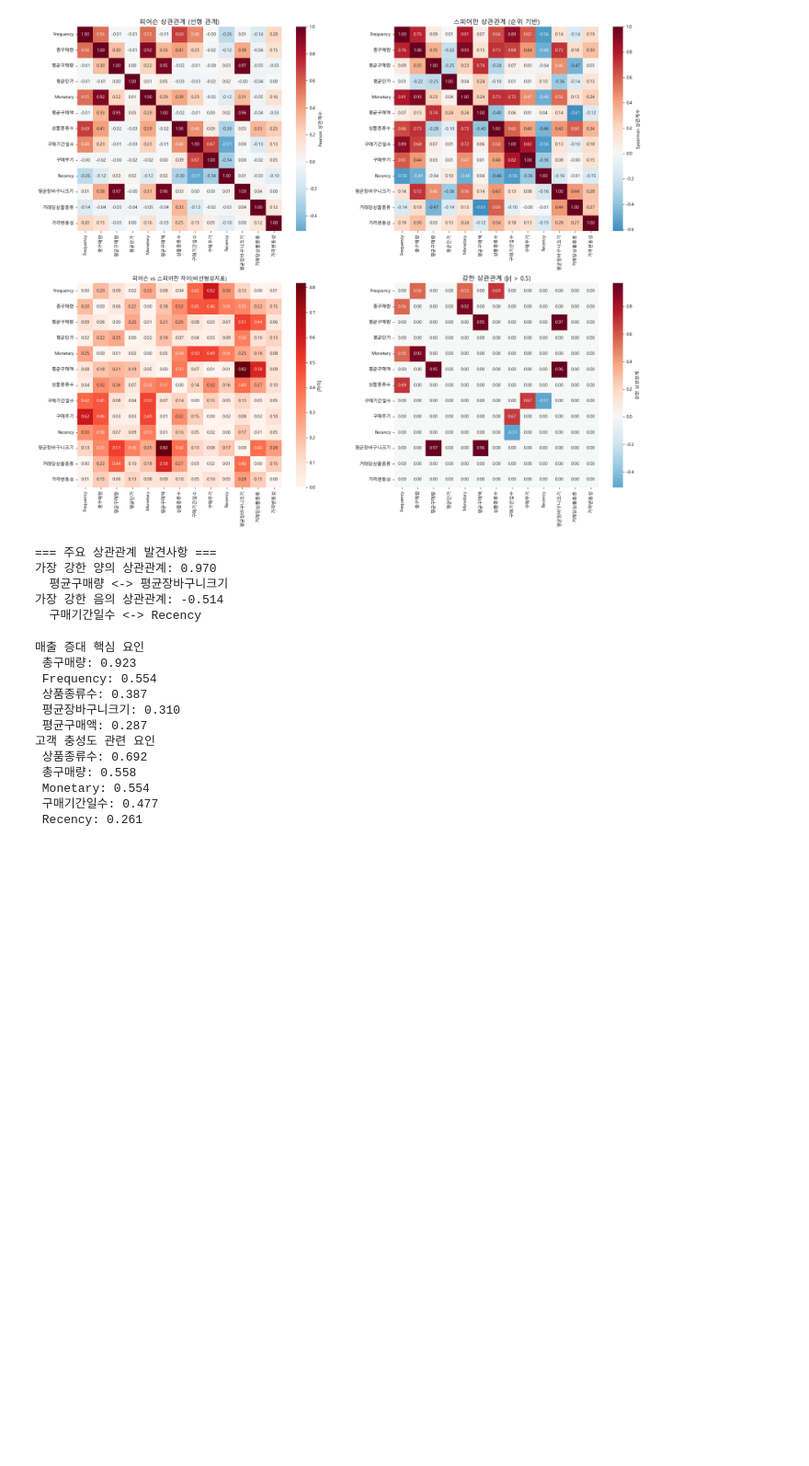
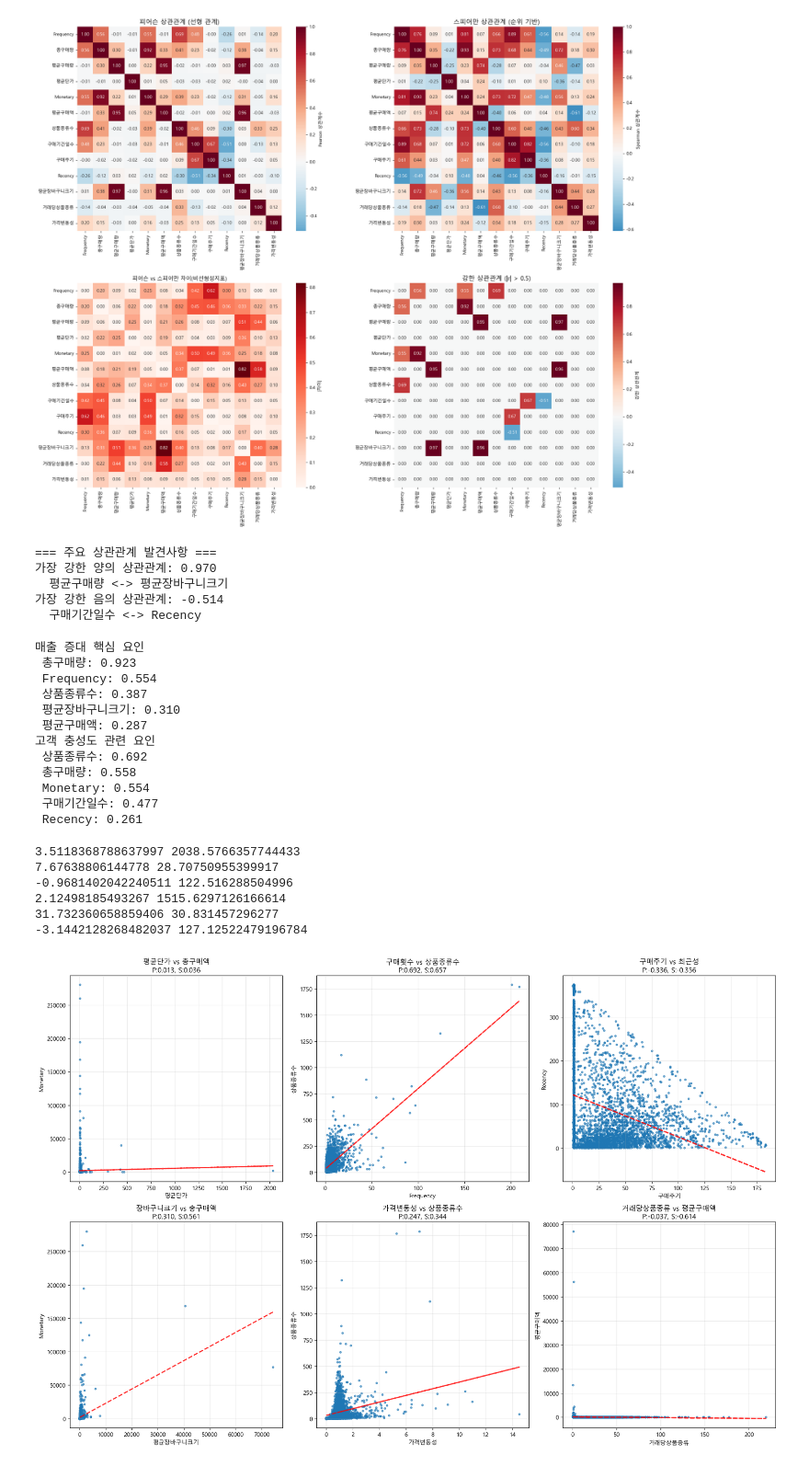
Before and after one commit to baesisi3648/TIL, a Jupyter notebook: 데이터분석/06-corr.ipynb, the cells around one changed output. Shown at 92% size. Cells and saved outputs as stored; diff of their text form; code cells hidden in the pictures; blank space fills up the shorter version.

```diff
--- a/데이터분석/06-corr.ipynb
+++ b/데이터분석/06-corr.ipynb
@@ -416,3 +416,49 @@ for factor, corr in Frequency_corr.head(6).items():
  Monetary: 0.554
  구매기간일수: 0.477
  Recency: 0.261
+# %%
+fig, axes = plt.subplots(2, 3, figsize=(18, 12))
+# 그래프 2차원 리스트 -> 1차원으로 평탄화
+axes = axes.ravel()
+relationships = [
+    ('평균단가', 'Monetary', '평균단가 vs 총구매액'),
+    ('Frequency', '상품종류수', '구매횟수 vs 상품종류수'),
+    ('구매주기', 'Recency', '구매주기 vs 최근성'),
+    ('평균장바구니크기', 'Monetary', '장바구니크기 vs 총구매액'),
+    ('가격변동성', '상품종류수', '가격변동성 vs 상품종류수'),
+    ('거래당상품종류', '평균구매액', '거래당상품종류 vs 평균구매액')
+]
+
+for idx, (x, y, title) in enumerate(relationships):
+    # 산점도
+    axes[idx].scatter(customer_stats[x], customer_stats[y], alpha=0.6, s=10)
+    # 선형 회귀선(트렌드라인)
+    z = np.polyfit(customer_stats[x], customer_stats[y], 1) # x, y 값에 대한 집합을 주고, 몇차원으로 할지 알려주면 함수를 뽑아냄(1 -> 1차함수로 뽑아라)
+    # 기울기, y절편
+    print(z[0], z[1])
+    # 데이터별 1차함수
+    p = np.poly1d(z)
+    axes[idx].plot(customer_stats[x], p(customer_stats[x]), 'r--', alpha=0.8, linewidth=2)
+
+    # 둘다 높음 -> 강한 선형 + 순위
+    # P > S -> 값은 비례하지만, 순위는 뒤섞임
+    # P < S -> 순위는 일정하지만 비선형관계
+    # 둘다 낮음 -> 관계 거의 없음
+    pearson_r = customer_stats[x].corr(customer_stats[y], method='pearson')
+    spearman_r = customer_stats[x].corr(customer_stats[y], method='spearman')
+
+    axes[idx].set_xlabel(x)
+    axes[idx].set_ylabel(y)
+    axes[idx].set_title(f'{title}\nP:{pearson_r:.3f}, S:{spearman_r:.3f}')
+    axes[idx].grid(True, alpha=0.3)
+
+plt.tight_layout()
+plt.show()
+# %% [output]
+3.5118368788637997 2038.5766357744433
+7.67638806144778 28.70750955399917
+-0.9681402042240511 122.516288504996
+2.12498185493267 1515.6297126166614
+31.732360658859406 30.831457296277
+-3.1442128268482037 127.12522479196784
+[figure, added]
```
Also changed, not shown: parts of 1 cell of this notebook.
